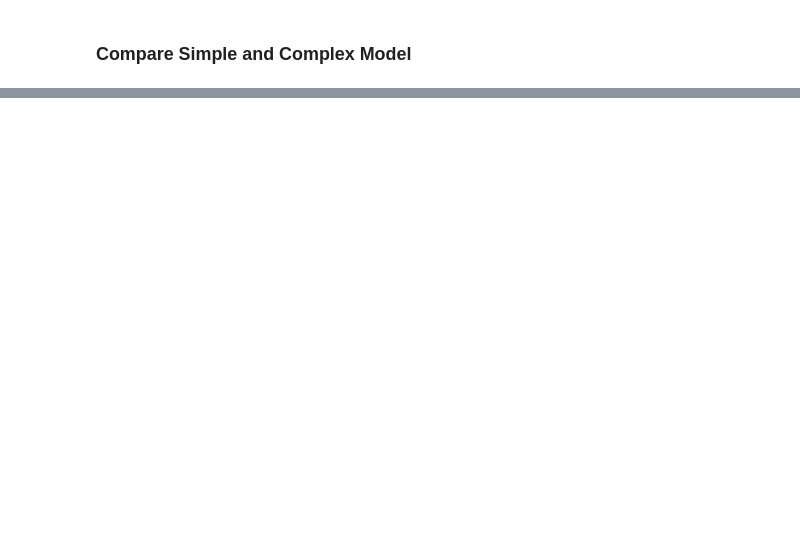
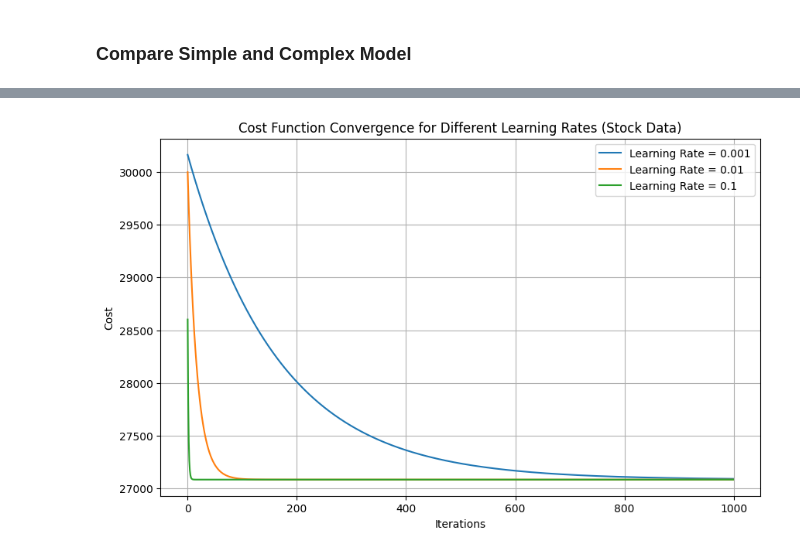
Before and after one commit to shannaw04/ml-stock-predictor, a Jupyter notebook: stock-predictor.ipynb, the cells around one changed output, grey strips where cells are left out. Saved outputs shown, nothing was run; the diff lists cells and outputs as text; code cells hidden in the pictures; blank space fills up the shorter version.

Commit message:
Update stock-predictor.ipynb Gradient Descent

```diff
--- a/stock-predictor.ipynb
+++ b/stock-predictor.ipynb
@@ -197,0 +207,49 @@ plt.show()
+# %%
+# Feature scaling
+scaler = StandardScaler()
+X_train_scaled = scaler.fit_transform(X_train)
+X_test_scaled = scaler.transform(X_test)
+
+# Define the cost function
+def compute_cost(X, y, theta):
+    m = len(y)
+    predictions = X.dot(theta)
+    cost = (1/(2*m)) * np.sum(np.square(predictions - y))
+    return cost
+
+# Define the gradient descent function (with cost history tracking)
+def gradient_descent(X, y, theta, alpha, iterations):
+    m = len(y)  # number of samples
+    cost_history = np.zeros(iterations)  # To store the cost at each iteration
+
+    for i in range(iterations):
+        predictions = X.dot(theta)
+        errors = predictions - y
+        gradient = (1/m) * X.T.dot(errors)
+        theta = theta - alpha * gradient
+        cost_history[i] = compute_cost(X, y, theta)  # Save the cost at each iteration
+
+    return theta, cost_history
+
+# Initialize parameters for gradient descent
+iterations = 1000
+theta = np.zeros(X_train_scaled.shape[1])  # Initialize theta with zeros
+
+# Test with different learning rates
+learning_rates = [0.001, 0.01, 0.1]
+plt.figure(figsize=(10, 6))
+
+for alpha in learning_rates:
+    theta = np.zeros(X_train_scaled.shape[1])  # Reset theta for each learning rate
+    theta, cost_history = gradient_descent(X_train_scaled, y_train, theta, alpha, iterations)
+    plt.plot(range(iterations), cost_history, label=f'Learning Rate = {alpha}')
+
+# Plot the cost function convergence
+plt.title('Cost Function Convergence for Different Learning Rates (Stock Data)')
+plt.xlabel('Iterations')
+plt.ylabel('Cost')
+plt.legend()
+plt.grid(True)
+plt.show()
+# %% [output]
+[figure, added]
```
Also changed, not shown: parts of 4 cells of this notebook.
